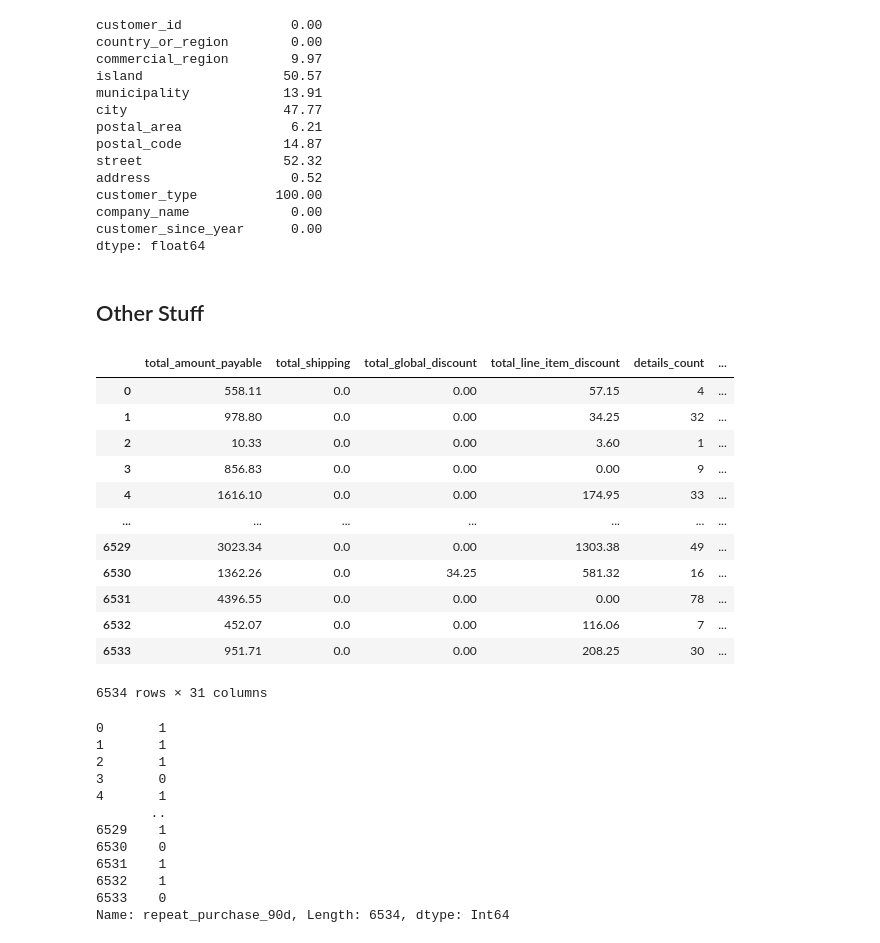
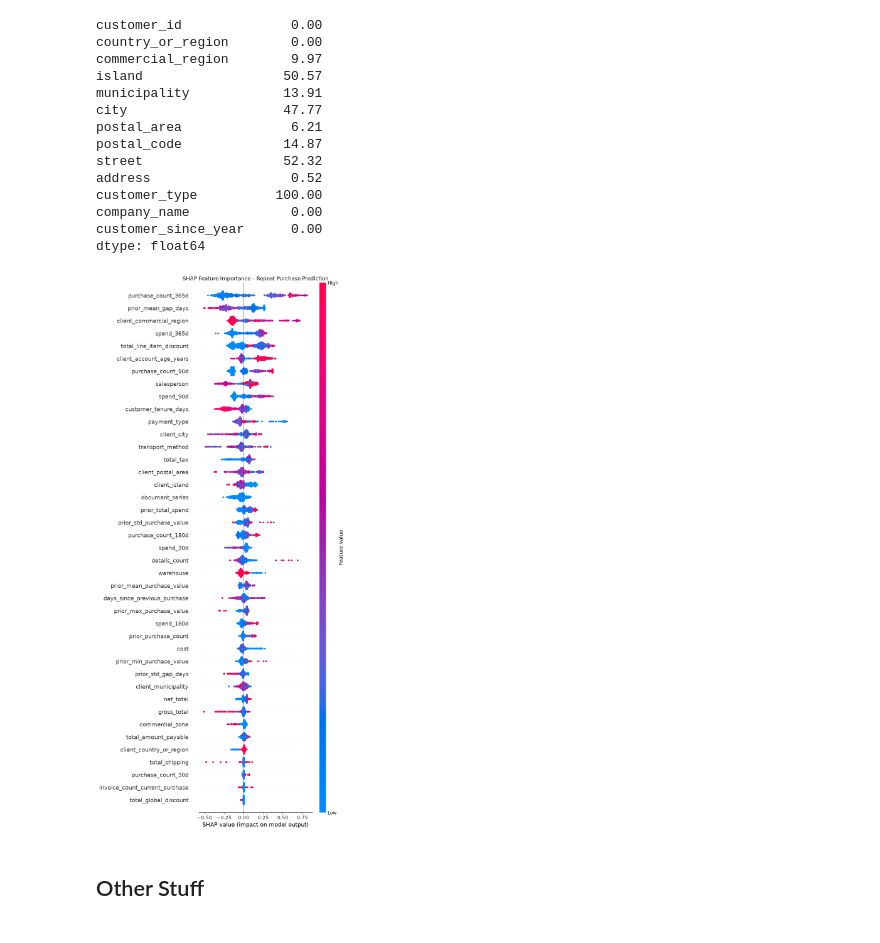
Before and after one commit to LouisSilva/ETAI-Group8-Project, a Jupyter notebook: notebooks/LouisEDAStuff.ipynb, the cells around one changed output. Cells and saved outputs as stored; diff of their text form; code cells hidden in the pictures.

```diff
--- a/notebooks/LouisEDAStuff.ipynb
+++ b/notebooks/LouisEDAStuff.ipynb
@@ -221,2 +288,9 @@ dtype: float64
+# %%
+shap.plots.beeswarm(explanation, max_display=900, show=False)
+plt.title("SHAP Feature Importance – Repeat Purchase Prediction")
+plt.tight_layout()
+plt.show()
+# %% [output]
+[figure, added]
 # %% [markdown]
 ## Other Stuff
@@ -225,31 +296,0 @@ X, y_clf, y_reg = split_features_target(cleaned, config["data"])
-# %%
-X
-# %% [output]
-|  | total_amount_payable | total_shipping | total_global_discount | total_line_item_discount | details_count | ... |
-| 0 | 558.11 | 0.0 | 0.00 | 57.15 | 4 | ... |
-| 1 | 978.80 | 0.0 | 0.00 | 34.25 | 32 | ... |
-| 2 | 10.33 | 0.0 | 0.00 | 3.60 | 1 | ... |
-| 3 | 856.83 | 0.0 | 0.00 | 0.00 | 9 | ... |
-| 4 | 1616.10 | 0.0 | 0.00 | 174.95 | 33 | ... |
-| ... | ... | ... | ... | ... | ... | ... |
-| 6529 | 3023.34 | 0.0 | 0.00 | 1303.38 | 49 | ... |
-| 6530 | 1362.26 | 0.0 | 34.25 | 581.32 | 16 | ... |
-| 6531 | 4396.55 | 0.0 | 0.00 | 0.00 | 78 | ... |
-| 6532 | 452.07 | 0.0 | 0.00 | 116.06 | 7 | ... |
-| 6533 | 951.71 | 0.0 | 0.00 | 208.25 | 30 | ... |
-6534 rows × 31 columns
-# %%
-y_clf
-# %% [output]
-0       1
-1       1
-2       1
-3       0
-4       1
-       ..
-6529    1
-6530    0
-6531    1
-6532    1
-6533    0
-Name: repeat_purchase_90d, Length: 6534, dtype: Int64
```
Also changed, not shown: parts of 6 cells of this notebook, 7 other files.
